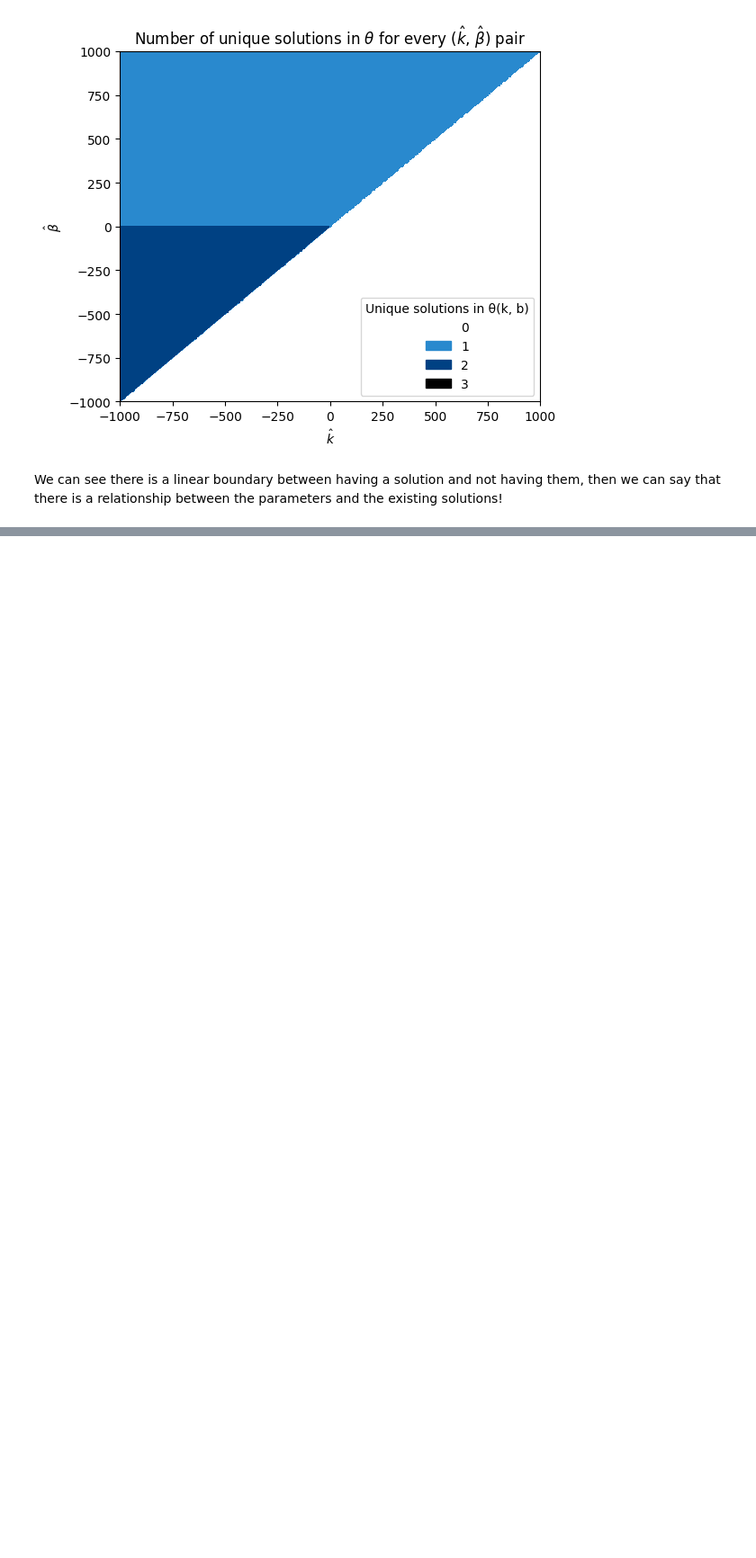
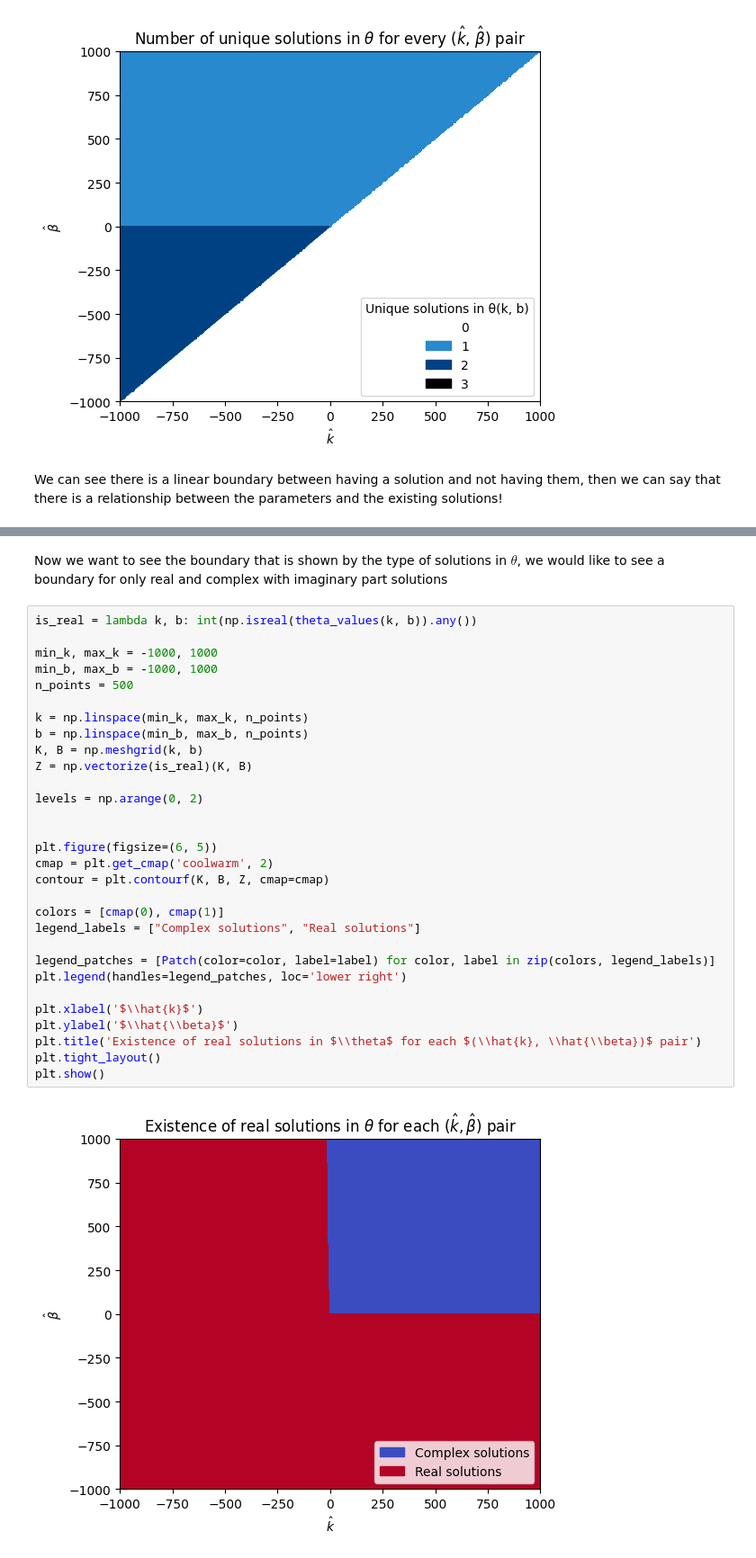
Before and after one commit to omardtl24/Mag_Isol_Numerical, a Jupyter notebook: scripts/Magnetic isolation solutions analysis.ipynb, the cells around one changed output, grey strips where cells are left out. Shown at 90% size. Cells and saved outputs as stored; diff of their text form; blank space fills up the shorter version.

Commit message:
complex and real planes

```diff
--- a/scripts/Magnetic isolation solutions analysis.ipynb
+++ b/scripts/Magnetic isolation solutions analysis.ipynb
@@ -80,0 +81,34 @@ plt.show()
+# %% [markdown]
+Now we want to see the boundary that is shown by the type of solutions in $\theta$, we would like to see a boundary for only real and complex with imaginary part solutions
+# %%
+is_real = lambda k, b: int(np.isreal(theta_values(k, b)).any())
+
+min_k, max_k = -1000, 1000
+min_b, max_b = -1000, 1000
+n_points = 500
+
+k = np.linspace(min_k, max_k, n_points)
+b = np.linspace(min_b, max_b, n_points)
+K, B = np.meshgrid(k, b)
+Z = np.vectorize(is_real)(K, B)
+
+levels = np.arange(0, 2)
+
+
+plt.figure(figsize=(6, 5))
+cmap = plt.get_cmap('coolwarm', 2)
+contour = plt.contourf(K, B, Z, cmap=cmap)
+
+colors = [cmap(0), cmap(1)]
+legend_labels = ["Complex solutions", "Real solutions"]
+
+legend_patches = [Patch(color=color, label=label) for color, label in zip(colors, legend_labels)]
+plt.legend(handles=legend_patches, loc='lower right')
+
+plt.xlabel('$\\hat{k}$')
+plt.ylabel('$\\hat{\\beta}$')
+plt.title('Existence of real solutions in $\\theta$ for each $(\\hat{k}, \\hat{\\beta})$ pair')
+plt.tight_layout()
+plt.show()
+# %% [output]
+[figure, added]
```
Also changed, not shown: parts of 3 cells of this notebook.
